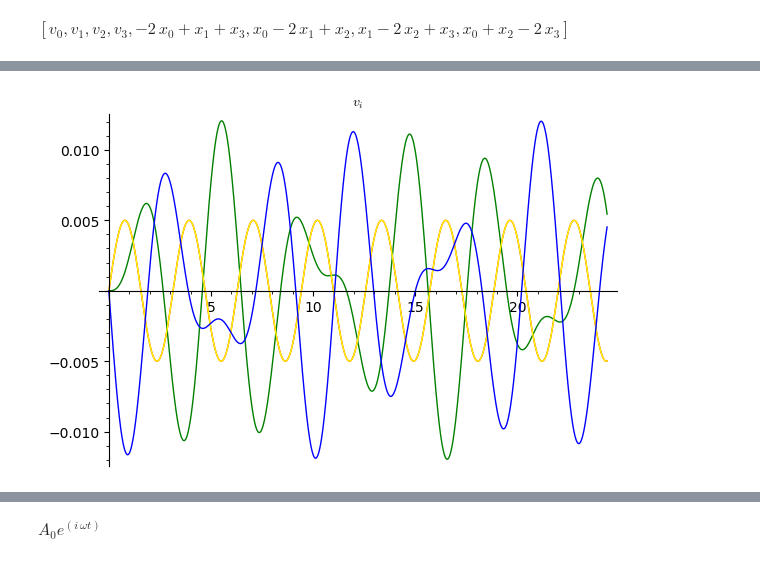
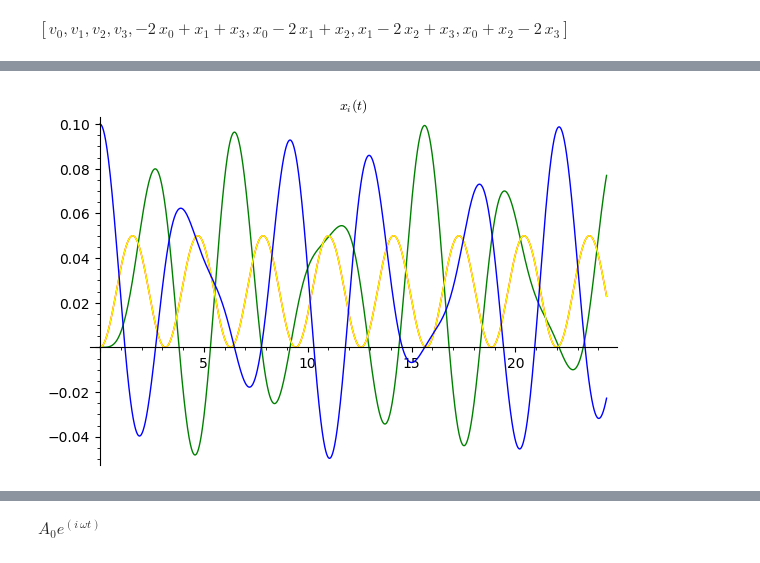
Before and after one commit to daju1/study, a Jupyter notebook: classical_mechanics/SR11/lattice_1d_oscillations-km-ring.ipynb, the cells around one changed output, grey strips where cells are left out. Drawn from its saved outputs; the diff is of its cells as text; code cells hidden in the pictures.

```diff
--- a/classical_mechanics/SR11/lattice_1d_oscillations-km-ring.ipynb
+++ b/classical_mechanics/SR11/lattice_1d_oscillations-km-ring.ipynb
@@ -134,8 +134,9 @@ times = srange(0, 24.4, 0.01)
 
 x0 = 0.1
 dvars = X+V
-ics=[0,0,0,0.01, 0,0,0,0]
+ics=[0 for i in range(2*N)]
+ics[N-1] = 0.1
 
 sol = desolve_odeint(des=f, ics=ics, times=times, dvars=dvars, ivar=t)
 # %%
-colors = ["red", "green", "yellow", "blue"]
+colors = ["red", "green", "yellow", "blue", "pink", "brown"]
@@ -151,9 +143,7 @@ p.show(title="$x_i$")
-# %%
-p  = line(zip(times,sol[:,4]), color=colors[0])
-p += line(zip(times,sol[:,5]), color=colors[1])
-p += line(zip(times,sol[:,6]), color=colors[2])
-p += line(zip(times,sol[:,7]), color=colors[3])
-
-p.show(title="$v_i$")
-# %% [output]
-[figure, removed]
+# %%
+p = Graphics()
+for i in range(N):
+    p += line(zip(times,sol[:,i]), color=colors[i])
+p.show(title="$x_i(t)$")
+# %% [output]
+[figure, added]
```
Also changed, not shown: parts of 3 cells of this notebook.
